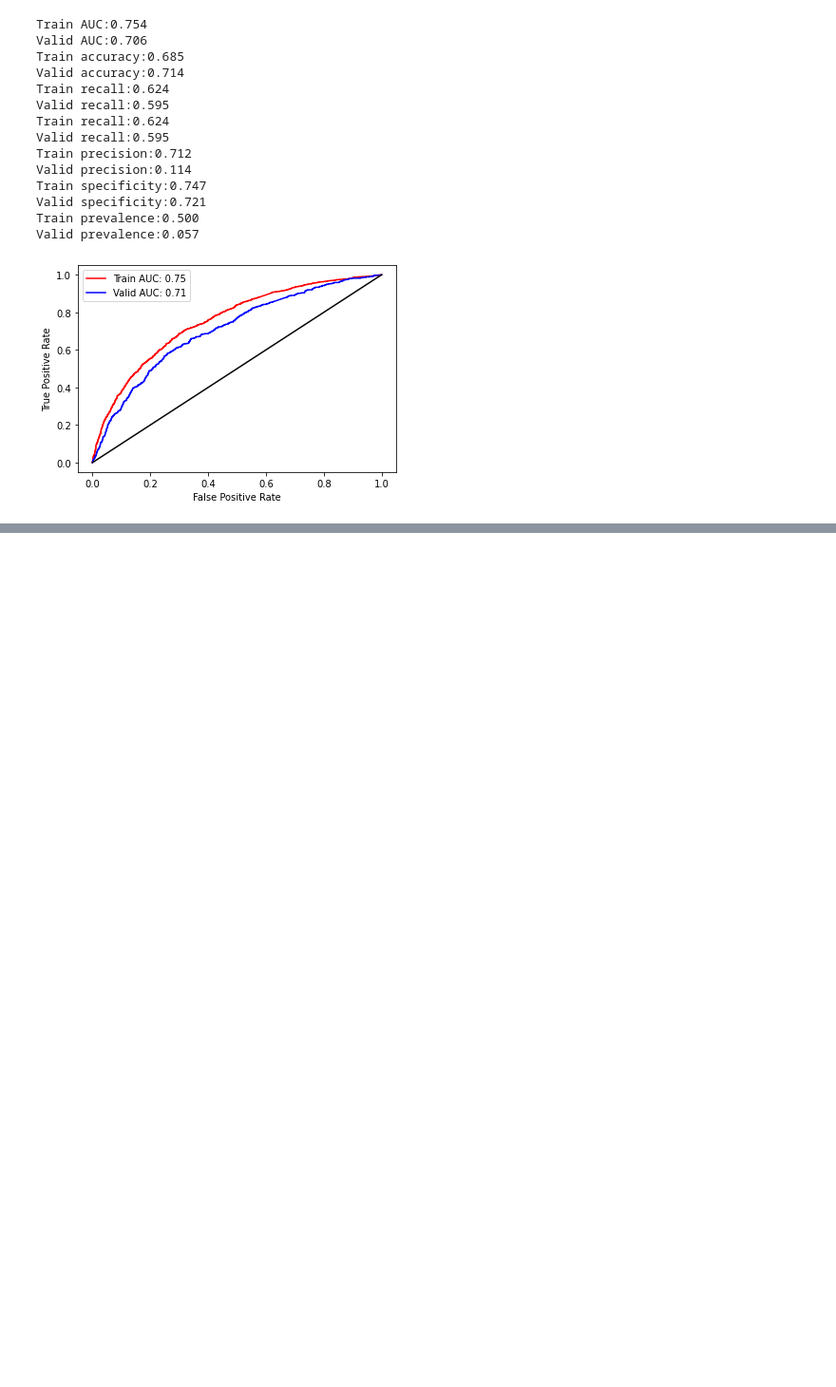
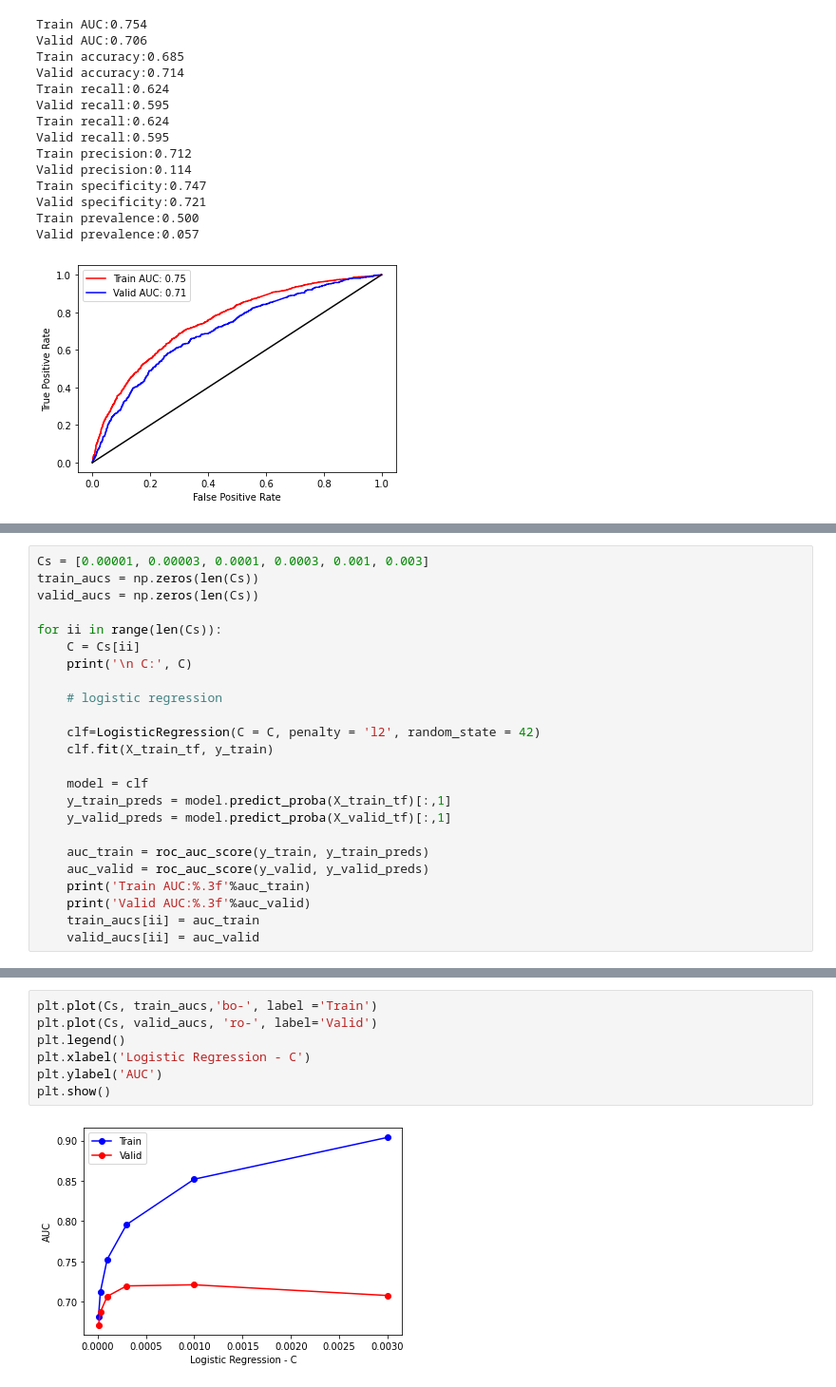
Before and after one commit to thuytrangnugget/Deep-EHR-learning-and-prediction, a Jupyter notebook: work.ipynb, the cells around one changed output, grey strips where cells are left out. Shown at 95% size. Cells and saved outputs as stored; diff of their text form; blank space fills up the shorter version.

```diff
--- a/work.ipynb
+++ b/work.ipynb
@@ -544,0 +667,24 @@ Valid prevalence:0.057
+# %%
+Cs = [0.00001, 0.00003, 0.0001, 0.0003, 0.001, 0.003]
+train_aucs = np.zeros(len(Cs))
+valid_aucs = np.zeros(len(Cs))
+
+for ii in range(len(Cs)):
+    C = Cs[ii]
+    print('\n C:', C)
+
+    # logistic regression
+
+    clf=LogisticRegression(C = C, penalty = 'l2', random_state = 42)
+    clf.fit(X_train_tf, y_train)
+
+    model = clf
+    y_train_preds = model.predict_proba(X_train_tf)[:,1]
+    y_valid_preds = model.predict_proba(X_valid_tf)[:,1]
+
+    auc_train = roc_auc_score(y_train, y_train_preds)
+    auc_valid = roc_auc_score(y_valid, y_valid_preds)
+    print('Train AUC:%.3f'%auc_train)
+    print('Valid AUC:%.3f'%auc_valid)
+    train_aucs[ii] = auc_train
+    valid_aucs[ii] = auc_valid
@@ -544,0 +729,9 @@ Valid prevalence:0.057
+# %%
+plt.plot(Cs, train_aucs,'bo-', label ='Train')
+plt.plot(Cs, valid_aucs, 'ro-', label='Valid')
+plt.legend()
+plt.xlabel('Logistic Regression - C')
+plt.ylabel('AUC')
+plt.show()
+# %% [output]
+[figure, added]
```
Also changed, not shown: parts of 14 cells of this notebook.
